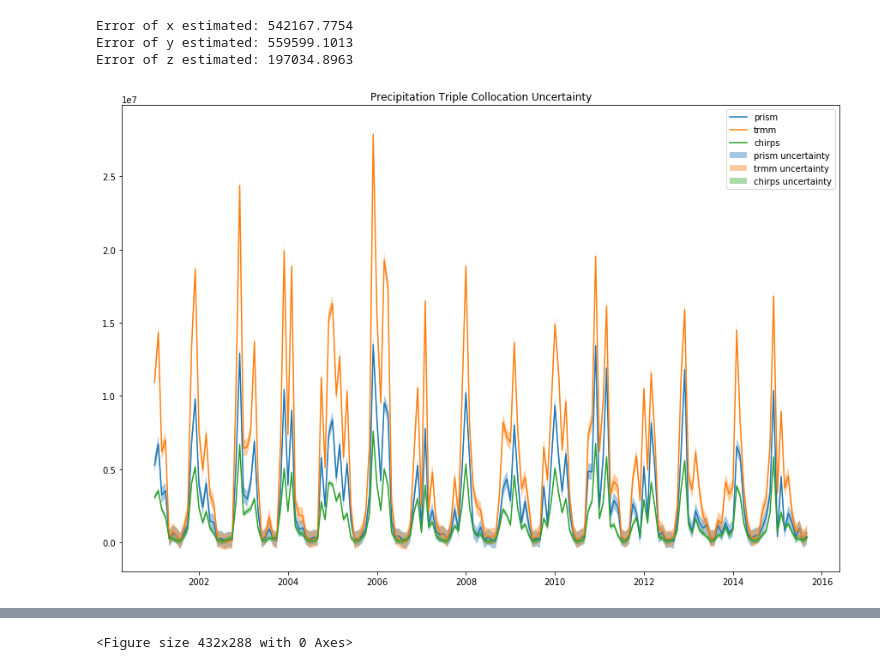
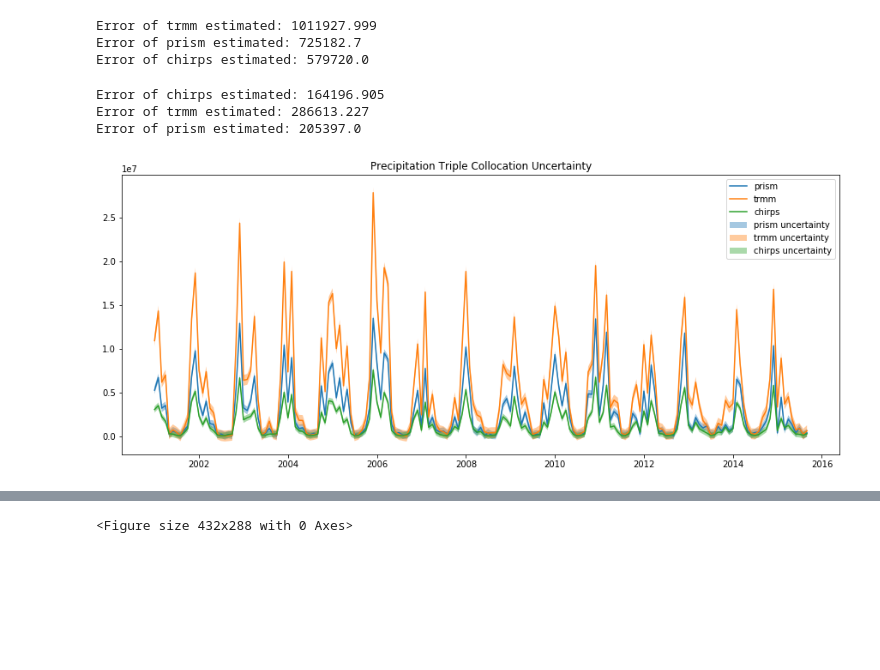
Before and after one commit to kashingtonDC/cvwbm, a Jupyter notebook: code/tc.ipynb, the cells around one changed output, grey strips where cells are left out. Drawn from its saved outputs; the diff is of its cells as text; code cells hidden in the pictures; blank space fills up the shorter version.

```diff
--- a/code/tc.ipynb
+++ b/code/tc.ipynb
@@ -110,9 +130,55 @@ plt.show()
-# %%
-e_x, e_y, e_z = metrics.tcol_error(x, y_scaled, z_scaled)
-print ("Error of x estimated: {:.4f}".format(e_x))
-print ("Error of y estimated: {:.4f}".format(e_y))
-print ("Error of z estimated: {:.4f}".format(e_z))
-# %% [output]
-Error of x estimated: 542167.7754
-Error of y estimated: 559599.1013
-Error of z estimated: 197034.8963
+# %%
+# scale to trmm as the reference
+
+x = df.trmm
+y = df.prism
+z = df.chirps
+
+y_scaled = scale_to_ref(y, x)
+z_scaled = scale_to_ref(z, x)
+
+e_x, e_y, e_z = calc_tc_error(x, y_scaled, z_scaled)
+
+print ("Reference Dataset: TRMM")
+print ("Error of trmm estimated: {}".format(round(e_x,3)))
+print ("Error of prism estimated: {}".format(round(e_y,3)))
+print ("Error of chirps estimated: {}".format(round(e_z),3))
+
+
+# plt.figure(figsize = (15,10))
+# plt.plot(df.index, x, label='prism')
+# plt.plot(df.index, y_scaled,label='trmm scaled to prism')
+# plt.plot(df.index, z_scaled, label='chirps scaled to prism')
+# plt.legend()
+# plt.show()
+# %% [output]
+Error of trmm estimated: 1011927.999
+Error of prism estimated: 725182.7
+Error of chirps estimated: 579720.0
+# %%
+# scale to chirps as the reference
+
+x = df.chirps
+y = df.trmm
+z = df.prism
+
+y_scaled = scale_to_ref(y, x)
+z_scaled = scale_to_ref(z, x)
+
+e_x, e_y, e_z = calc_tc_error(x, y_scaled, z_scaled)
+
+print ("Reference Dataset: CHIRPS")
+print ("Error of chirps estimated: {}".format(round(e_x,3)))
+print ("Error of trmm estimated: {}".format(round(e_y,3)))
+print ("Error of prism estimated: {}".format(round(e_z),3))
+
+# plt.figure(figsize = (15,10))
+# plt.plot(df.index, x, label='prism')
+# plt.plot(df.index, y_scaled,label='trmm scaled to prism')
+# plt.plot(df.index, z_scaled, label='chirps scaled to prism')
+# plt.legend()
+# plt.show()
+# %% [output]
+Error of chirps estimated: 164196.905
+Error of trmm estimated: 286613.227
+Error of prism estimated: 205397.0
@@ -119,21 +220,27 @@ Error of z estimated: 197034.8963
+# %%
+trmm_uc = np.array(errors['trmm']).mean()
+prism_uc = np.array(errors['prism']).mean()
+chirps_uc = np.array(errors['chirps']).mean()
 # %%
-plt.figure(figsize = (15,10))
+# Plot all uncertainties on one plot
+
+plt.figure(figsize = (15,6))
 
 plt.title("Precipitation Triple Collocation Uncertainty")
 
 plt.plot(df.index, df.prism, label = "prism")
-plt.fill_between(df.index, df.prism - e_x, df.prism + e_x, alpha = 0.4, label = "prism uncertainty")
+plt.fill_between(df.index, df.prism - prism_uc, df.prism + prism_uc, alpha = 0.4, label = "prism uncertainty")
 
 plt.plot(df.index, df.trmm, label = "trmm")
-plt.fill_between(df.index, df.trmm - e_y, df.trmm + e_y, alpha = 0.4, label = "trmm uncertainty")
+plt.fill_between(df.index, df.trmm - trmm_uc, df.trmm + trmm_uc, alpha = 0.4, label = "trmm uncertainty")
 
 plt.plot(df.index, df.chirps, label = 'chirps')
-plt.fill_between(df.index, df.chirps - e_z, df.chirps + e_z, alpha = 0.4, label = "chirps uncertainty")
+plt.fill_between(df.index, df.chirps - chirps_uc, df.chirps + chirps_uc, alpha = 0.4, label = "chirps uncertainty")
 
 plt.legend()
 
 plt.savefig("../figs/uncertainty_precip.png")
 
 plt.show()
 # %% [output]
-[figure, old version]
+[figure, new version]
```
Also changed, not shown: parts of 14 cells of this notebook.
